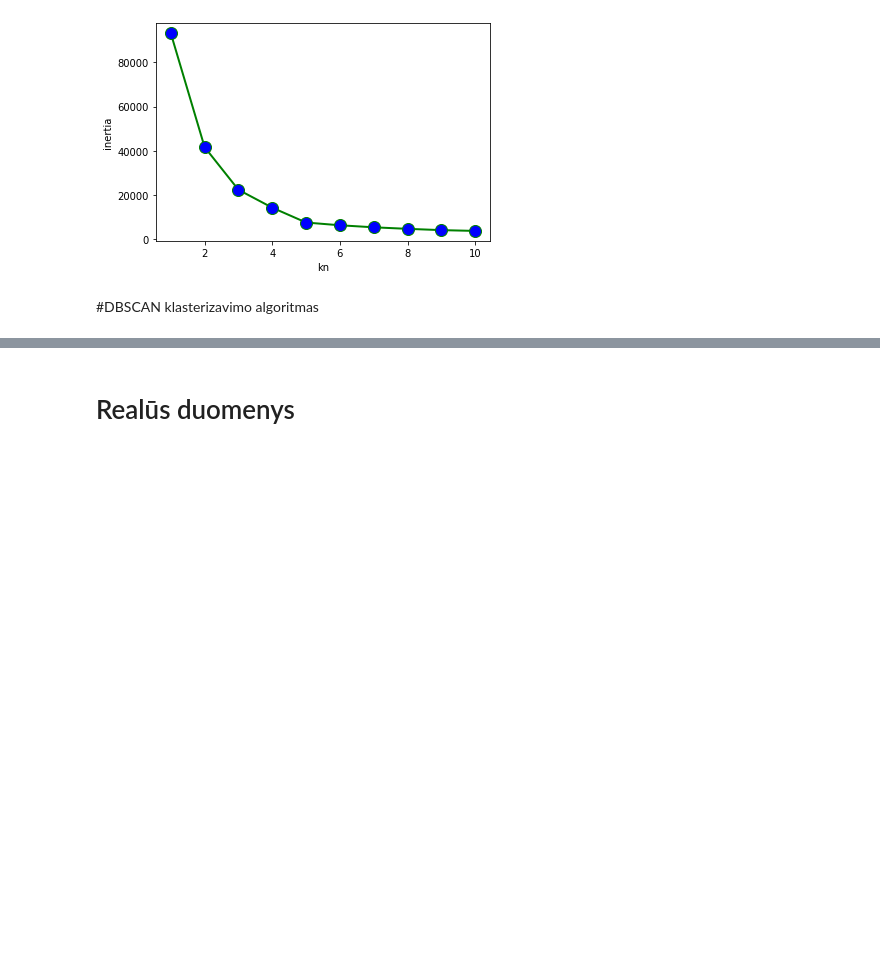
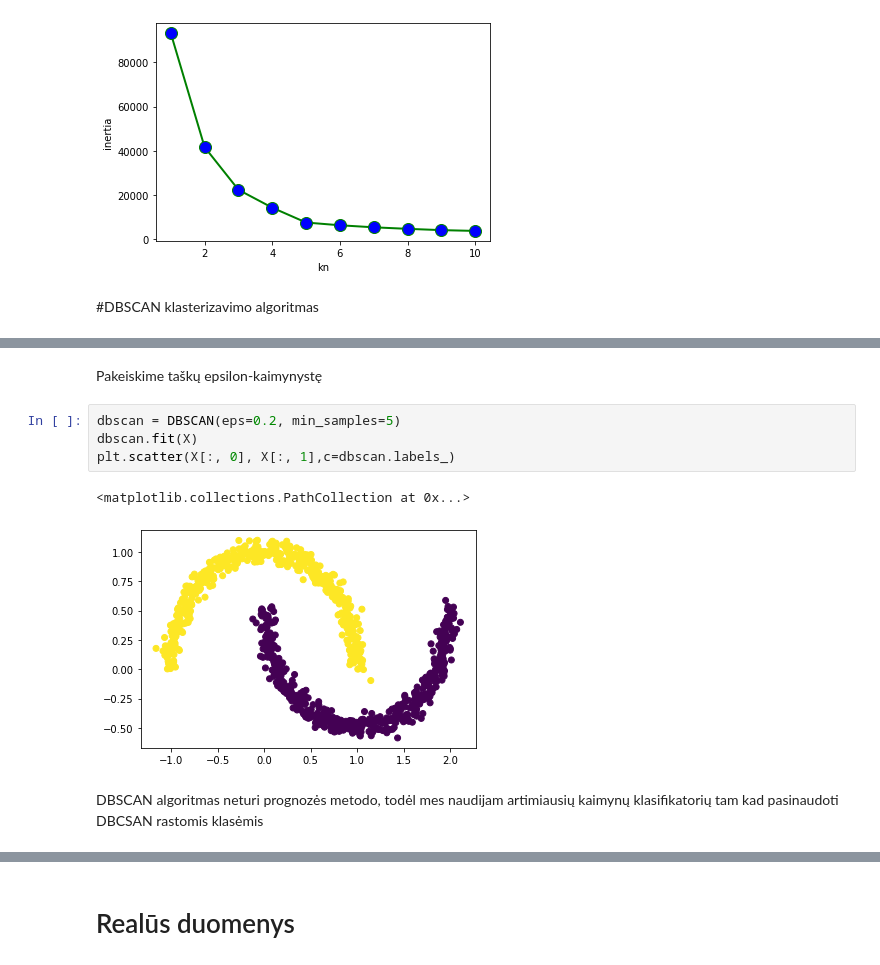
Before and after one commit to erinijapranckeviciene/MLdata, a Jupyter notebook: Klasterizavimas_Eksperimentai_su_isuic.ipynb, the cells around one changed output, grey strips where cells are left out. Cells and saved outputs as stored; diff of their text form; blank space fills up the shorter version.

```diff
--- a/Klasterizavimas_Eksperimentai_su_isuic.ipynb
+++ b/Klasterizavimas_Eksperimentai_su_isuic.ipynb
@@ -162,0 +199,11 @@ Text(0, 0.5, 'inertia')
+# %% [markdown]
+Pakeiskime taškų epsilon-kaimynystę
+# %%
+dbscan = DBSCAN(eps=0.2, min_samples=5)
+dbscan.fit(X)
+plt.scatter(X[:, 0], X[:, 1],c=dbscan.labels_)
+# %% [output]
+<matplotlib.collections.PathCollection at 0x...>
+[figure, added]
+# %% [markdown]
+DBSCAN algoritmas neturi prognozės metodo, todėl mes naudijam artimiausių kaimynų klasifikatorių tam kad pasinaudoti DBCSAN rastomis klasėmis
```
Also changed, not shown: parts of 10 cells of this notebook.
